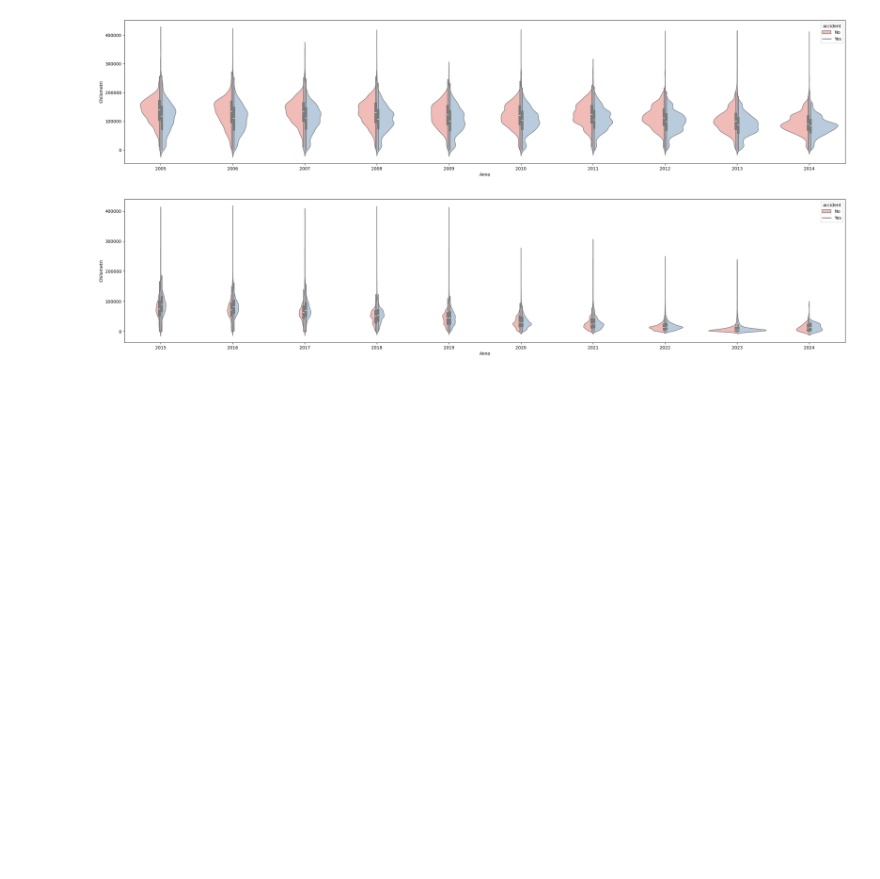
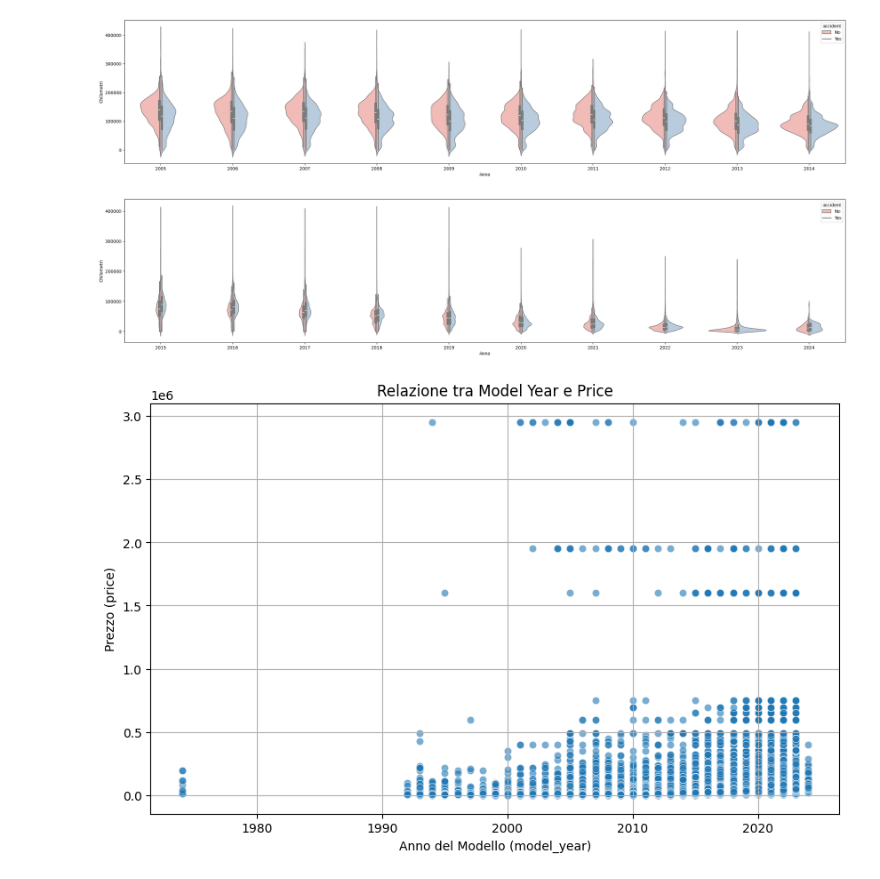
Before and after one commit to Solace-hub/Lorenzo-Esercizi, a Jupyter notebook: Corso Python e Machine Learning/20 Novembre/Esercizio di Gruppo Finale.ipynb, the cells around one changed output. Cells and saved outputs as stored; diff of their text form; code cells hidden in the pictures; blank space fills up the shorter version.

```diff
--- a/Corso Python e Machine Learning/20 Novembre/Esercizio di Gruppo Finale.ipynb
+++ b/Corso Python e Machine Learning/20 Novembre/Esercizio di Gruppo Finale.ipynb
@@ -352,0 +324,12 @@ plt.show()
+# %%
+#Distribuzione dei prezzi in base agli anni di produzione, tendenza come effetto dell'età del veicolo sul prezzo.
+
+plt.figure(figsize=(10, 6))
+sns.scatterplot(data=df, x="model_year", y="price", alpha=0.6)
+plt.title("Relazione tra Model Year e Price")
+plt.xlabel("Anno del Modello (model_year)")
+plt.ylabel("Prezzo (price)")
+plt.grid(True)
+plt.show()
+# %% [output]
+[figure, added]
```
Also changed, not shown: parts of 12 cells of this notebook.
